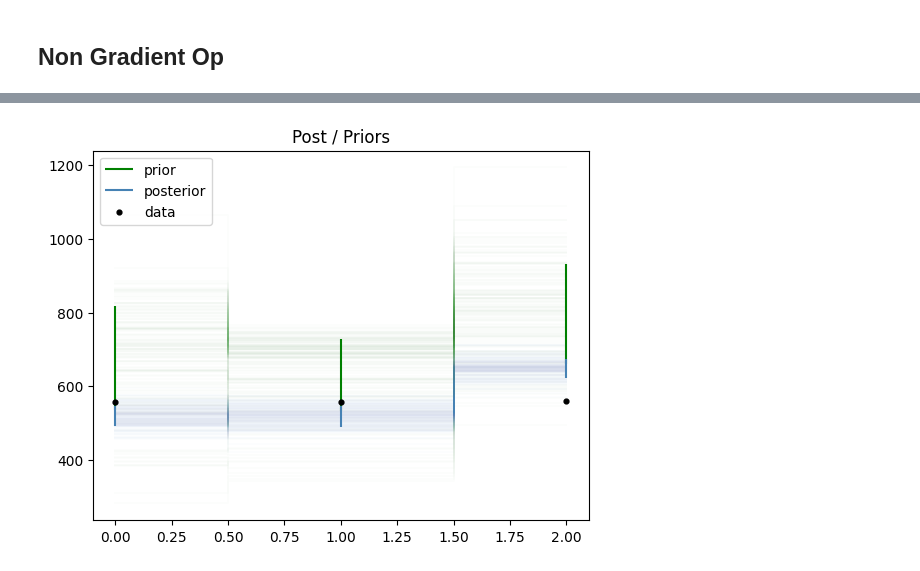
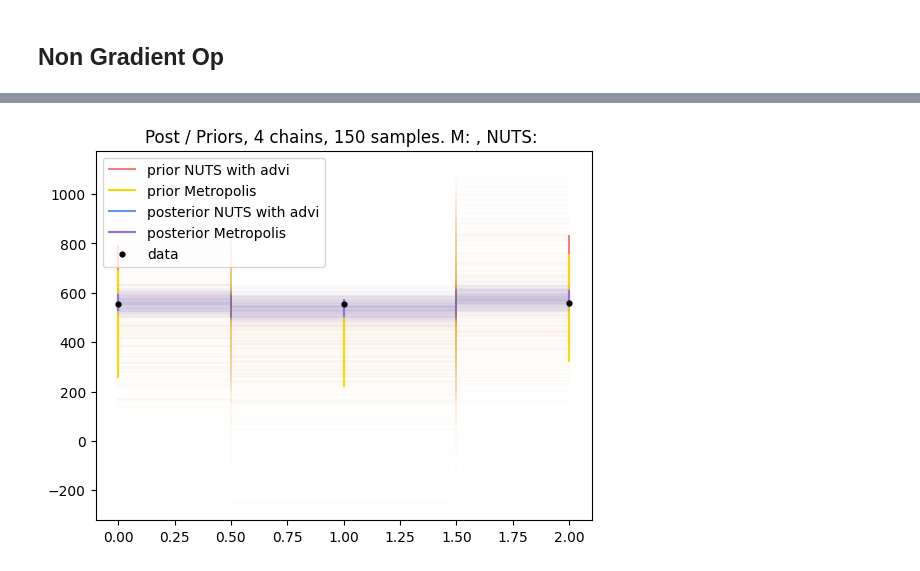
Before and after one commit to malin-horstmann/bayesian_pyhf, a Jupyter notebook: examples/sampling.ipynb, the cells around one changed output, grey strips where cells are left out. Saved outputs shown, nothing was run; the diff lists cells and outputs as text; code cells hidden in the pictures.

Commit message:
NUTS with init='advi'. Slower than Metroplis, but #histosys && #chains > 1 compile

```diff
--- a/examples/sampling.ipynb
+++ b/examples/sampling.ipynb
@@ -96,8 +96,8 @@ prior_dict = prepare_inference.prepare_priors(model, unconstr_dict)
     # dictionary with keys 'model', 'obs', 'priors', 'precision'
 prepared_model = prepare_inference.prepare_model(model=model, observations=obs, precision=1, priors=prior_dict)
 # %%
-with open('SRee_SRmm_Srem.json') as serialized:
-# with open('ttbar_ljets_xsec_inclusive_pruned.json') as serialized:
+# with open('SRee_SRmm_Srem.json') as serialized:
+with open('ttbar_ljets_xsec_inclusive_pruned.json') as serialized:
     spec = json.load(serialized)
 
 workspace = pyhf.Workspace(spec)
@@ -111,7 +111,7 @@ nPars = len(model.config.suggested_init())
 # Prepare the priors for sampling
     # Unconstrained parameters
 unconstr_dict = {
-    'uncon1': {'type': 'unconstrained', 'type2': 'normal', 'input': [[25], [1]]}
+    'uncon1': {'type': 'unconstrained', 'type2': 'normal', 'input': [[2], [1]]}
     }
 
     # Create dictionary with all priors (unconstrained, constrained by normal and poisson)
@@ -197,7 +199,8 @@ with pm.Model() as m:
     step2 = pm.NUTS()
     step3 = pm.HamiltonianMC()
 
-    post_data = pm.sample(150, chains = 2, cores=4, step=step2)
+    post_data = pm.sample(150, chains = 4, cores=4, progressbar=True, step=step1)
+    # post_data = pm.sample(150, chains=4, init='test', cores=4, )
     post_pred = pm.sample_posterior_predictive(post_data)
     prior_pred = pm.sample_prior_predictive(150)
 # %% [output]
@@ -206,0 +219,16 @@ NUTS: [Unconstrained, Normals, Gammas]
+# %%
+with pm.Model() as m:
+    pars1 = pm.Deterministic('pars1', prepare_inference.priors2pymc(prepared_model))
+    ExpData_Det1 = pm.Deterministic('ExpData_Det1', expData_op(pars1))
+
+    # ExpData = pm.Poisson("ExpData", mu=ExpData_Det, observed=obs)
+    ExpData1 = pm.Normal("ExpData1", mu=ExpData_Det1, sigma = float(obs[0])**(0.5), observed=obs)
+
+    step1 = pm.Metropolis()
+    step2 = pm.NUTS()
+    step3 = pm.HamiltonianMC()
+
+    # post_data = pm.sample(150, chains = , cores=4, step=step1)
+    post_data_test = pm.sample(150, chains=3, init='advi', cores=4, progressbar=True)
+    post_pred_test = pm.sample_posterior_predictive(post_data_test)
+    prior_pred_test = pm.sample_prior_predictive(150)
@@ -207,22 +246,28 @@ NUTS: [Unconstrained, Normals, Gammas]
 # %%
 # Prior
-plt.step(np.linspace(0,nBins-1,nBins),prior_pred.prior_predictive.ExpData[0].T, alpha = 0.01, c = 'green', where = 'mid');
-plt.vlines(np.arange(nBins),*np.quantile(prior_pred.prior_predictive.ExpData[0],[.15,.85],axis=0), colors = 'green', label='prior');
+plt.step(np.linspace(0,nBins-1,nBins),prior_pred_test.prior_predictive.ExpData1[0].T, alpha = 0.01, c = 'lightcoral', where = 'mid');
+plt.vlines(np.arange(nBins),*np.quantile(prior_pred_test.prior_predictive.ExpData1[0],[.15,.85],axis=0), colors = 'lightcoral', label='prior NUTS with advi');
+
+plt.step(np.linspace(0,nBins-1,nBins),prior_pred.prior_predictive.ExpData[0].T, alpha = 0.01, c = 'gold', where = 'mid');
+plt.vlines(np.arange(nBins),*np.quantile(prior_pred.prior_predictive.ExpData[0],[.15,.85],axis=0), colors = 'gold', label='prior Metropolis');
 
 # Posterior
-plt.step(np.linspace(0,nBins-1,nBins),post_pred.posterior_predictive.ExpData[0].T, alpha = 0.01, c = 'steelblue', where = 'mid');
-plt.vlines(np.arange(nBins),*np.quantile(post_pred.posterior_predictive.ExpData[0],[.15,.85],axis=0), colors = 'steelblue', label='posterior')
+plt.step(np.linspace(0,nBins-1,nBins),post_pred_test.posterior_predictive.ExpData1[0].T, alpha = 0.01, c = 'cornflowerblue', where = 'mid');
+plt.vlines(np.arange(nBins),*np.quantile(post_pred_test.posterior_predictive.ExpData1[0],[.15,.85],axis=0), colors = 'cornflowerblue', label='posterior NUTS with advi')
+
+plt.step(np.linspace(0,nBins-1,nBins),post_pred.posterior_predictive.ExpData[0].T, alpha = 0.01, c = 'mediumpurple', where = 'mid');
+plt.vlines(np.arange(nBins),*np.quantile(post_pred.posterior_predictive.ExpData[0],[.15,.85],axis=0), colors = 'mediumpurple', label='posterior Metropolis')
 
 # Observations
 plt.scatter(np.arange(nBins), obs, c = 'k',s=12, zorder = 999, label = "data")
 plt.legend(loc='upper left')
 
-plt.title(f'Post / Priors')
+plt.title(f'Post / Priors, 4 chains, 150 samples. M: , NUTS: ')
 
-# plt.savefig('NUTS_updating')
+# plt.savefig('Metropolis_adviNUTS_ttbar')
 plt.show()
 # %% [output]
-[figure, old version]
+[figure, new version]
 # %%
 az.plot_trace(prior_pred.prior, var_names='Unconstrained')
 az.plot_trace(post_data.posterior, var_names='Unconstrained')
```
Also changed, not shown: parts of 5 cells of this notebook, 3 other files.
